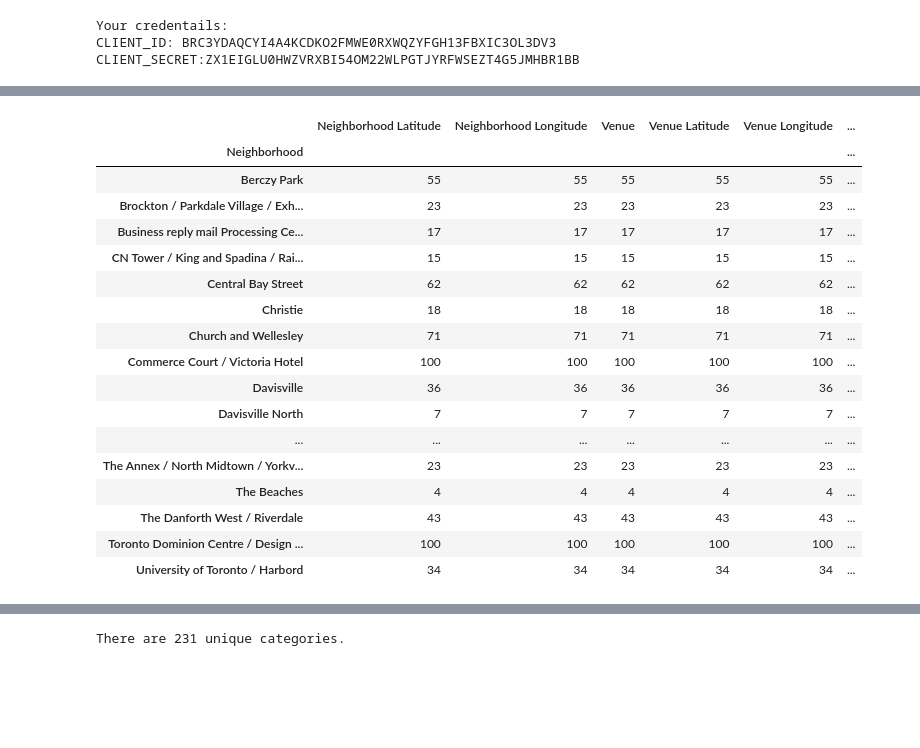
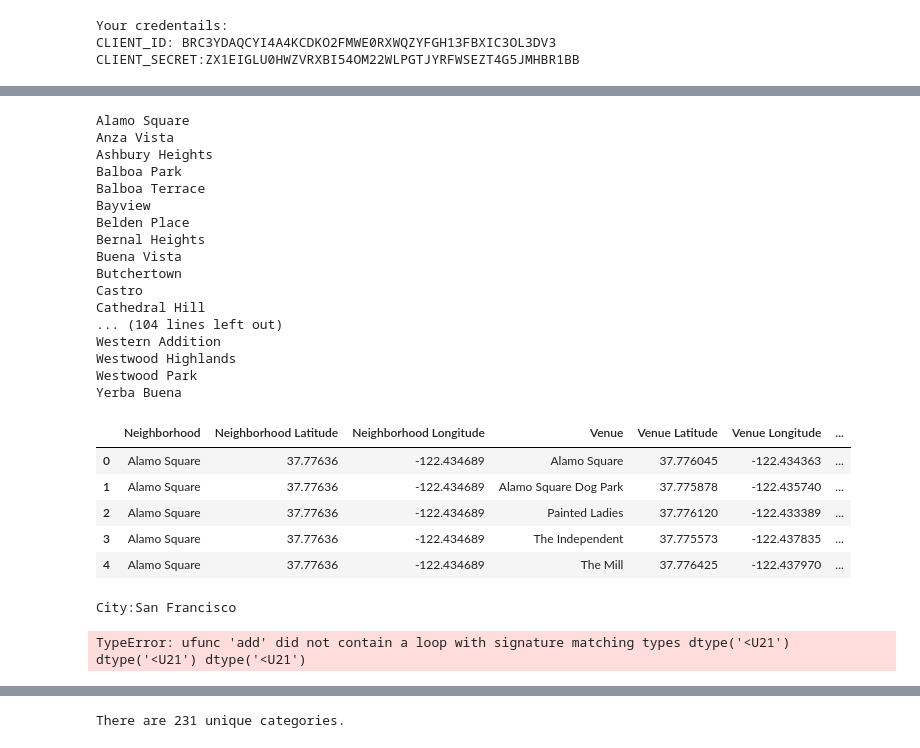
Before and after one commit to echoi11/data-capstone, a Jupyter notebook: Capstone Project - Compatible Boroughs.ipynb, the cells around one changed output, grey strips where cells are left out. Drawn from its saved outputs; the diff is of its cells as text; code cells hidden in the pictures; blank space fills up the shorter version.

```diff
--- a/Capstone Project - Compatible Boroughs.ipynb
+++ b/Capstone Project - Compatible Boroughs.ipynb
@@ -327,9 +137,9 @@ Executing transaction: done
 # %%
-address = 'Toronto, Ontario'
+address = 'San Francisco, California'
 
-geolocator = Nominatim(user_agent="ca_explorer")
+geolocator = Nominatim(user_agent="us_explorer")
 location = geolocator.geocode(address)
 latitude = location.latitude
 longitude = location.longitude
-print('The geograpical coordinate of Toronto are {}, {}.'.format(latitude, longitude))
+print('The geograpical coordinate of {} are {}, {}.'.format(address, latitude, longitude))
 # %% [output]
@@ -337,10 +147,10 @@ The geograpical coordinate of Toronto are 43.6534817, -79.3839347.
 # %%
-# create map of Toronto using latitude and longitude values
-map_toronto = folium.Map(location=[latitude, longitude], zoom_start=10)
+# create map using latitude and longitude values
+map_city = folium.Map(location=[latitude, longitude], zoom_start=10)
 
 # add markers to map
-for lat, lng, borough, neighborhood in zip(df_neigh['Latitude'], df_neigh['Longitude'], df_neigh['Borough'], df_neigh['Neighborhood']):
-    label = '{}, {}'.format(neighborhood, borough)
+for lat, lng, neighborhood in zip(city_data['Latitude'], city_data['Longitude'], city_data['Neighborhood']):
+    label = '{}'.format(neighborhood)
     label = folium.Popup(label, parse_html=True)
     folium.CircleMarker(
         [lat, lng],
@@ -350,9 +160,9 @@ for lat, lng, borough, neighborhood in zip(df_neigh['Latitude'], df_neigh['Longi
         fill=True,
         fill_color='#3186cc',
         fill_opacity=0.7,
-        parse_html=False).add_to(map_toronto)
+        parse_html=False).add_to(map_city)
 
-map_toronto
+map_city
 # %% [output]
 [interactive output not drawn]
 # %% [markdown]
@@ -450,22 +226,35 @@ toronto_venues.head()
-# %%
-# check how many venues for each neighborhood
-toronto_venues.groupby('Neighborhood').count()
-# %% [output]
-|  | Neighborhood Latitude | Neighborhood Longitude | Venue | Venue Latitude | Venue Longitude | ... |
-| Neighborhood |  |  |  |  |  | ... |
-| Berczy Park | 55 | 55 | 55 | 55 | 55 | ... |
-| Brockton / Parkdale Village / Exh... | 23 | 23 | 23 | 23 | 23 | ... |
-| Business reply mail Processing Ce... | 17 | 17 | 17 | 17 | 17 | ... |
-| CN Tower / King and Spadina / Rai... | 15 | 15 | 15 | 15 | 15 | ... |
-| Central Bay Street | 62 | 62 | 62 | 62 | 62 | ... |
-| Christie | 18 | 18 | 18 | 18 | 18 | ... |
-| Church and Wellesley | 71 | 71 | 71 | 71 | 71 | ... |
-| Commerce Court / Victoria Hotel | 100 | 100 | 100 | 100 | 100 | ... |
-| Davisville | 36 | 36 | 36 | 36 | 36 | ... |
-| Davisville North | 7 | 7 | 7 | 7 | 7 | ... |
-| ... | ... | ... | ... | ... | ... | ... |
-| The Annex / North Midtown / Yorkv... | 23 | 23 | 23 | 23 | 23 | ... |
-| The Beaches | 4 | 4 | 4 | 4 | 4 | ... |
-| The Danforth West / Riverdale | 43 | 43 | 43 | 43 | 43 | ... |
-| Toronto Dominion Centre / Design ... | 100 | 100 | 100 | 100 | 100 | ... |
-| University of Toronto / Harbord | 34 | 34 | 34 | 34 | 34 | ... |
+# %%
+def getNearbyVenuesByCity(city_data):
+    venues = getNearbyVenues(names=city_data['Neighborhood'],
+                                   latitudes=city_data['Latitude'],
+                                   longitudes=city_data['Longitude']
+                            )
+    return venues
+# %%
+city_venues = getNearbyVenuesByCity(city_data)
+#print(city_venues.shape)
+city_venues.head()
+# %% [output]
+Alamo Square
+Anza Vista
+Ashbury Heights
+Balboa Park
+Balboa Terrace
+Bayview
+Belden Place
+Bernal Heights
+Buena Vista
+Butchertown
+Castro
+Cathedral Hill
+... (104 lines left out)
+Western Addition
+Westwood Highlands
+Westwood Park
+Yerba Buena
+|  | Neighborhood | Neighborhood Latitude | Neighborhood Longitude | Venue | Venue Latitude | Venue Longitude | ... |
+| 0 | Alamo Square | 37.77636 | -122.434689 | Alamo Square | 37.776045 | -122.434363 | ... |
+| 1 | Alamo Square | 37.77636 | -122.434689 | Alamo Square Dog Park | 37.775878 | -122.435740 | ... |
+| 2 | Alamo Square | 37.77636 | -122.434689 | Painted Ladies | 37.776120 | -122.433389 | ... |
+| 3 | Alamo Square | 37.77636 | -122.434689 | The Independent | 37.775573 | -122.437835 | ... |
+| 4 | Alamo Square | 37.77636 | -122.434689 | The Mill | 37.776425 | -122.437970 | ... |
@@ -471,0 +272,5 @@ toronto_venues.groupby('Neighborhood').count()
+# %%
+venueCountByCity("San Francisco", venues=city_venues)
+# %% [output]
+City:San Francisco
+TypeError: ufunc 'add' did not contain a loop with signature matching types dtype('<U21') dtype('<U21') dtype('<U21')
```
Also changed, not shown: parts of 60 cells of this notebook.
